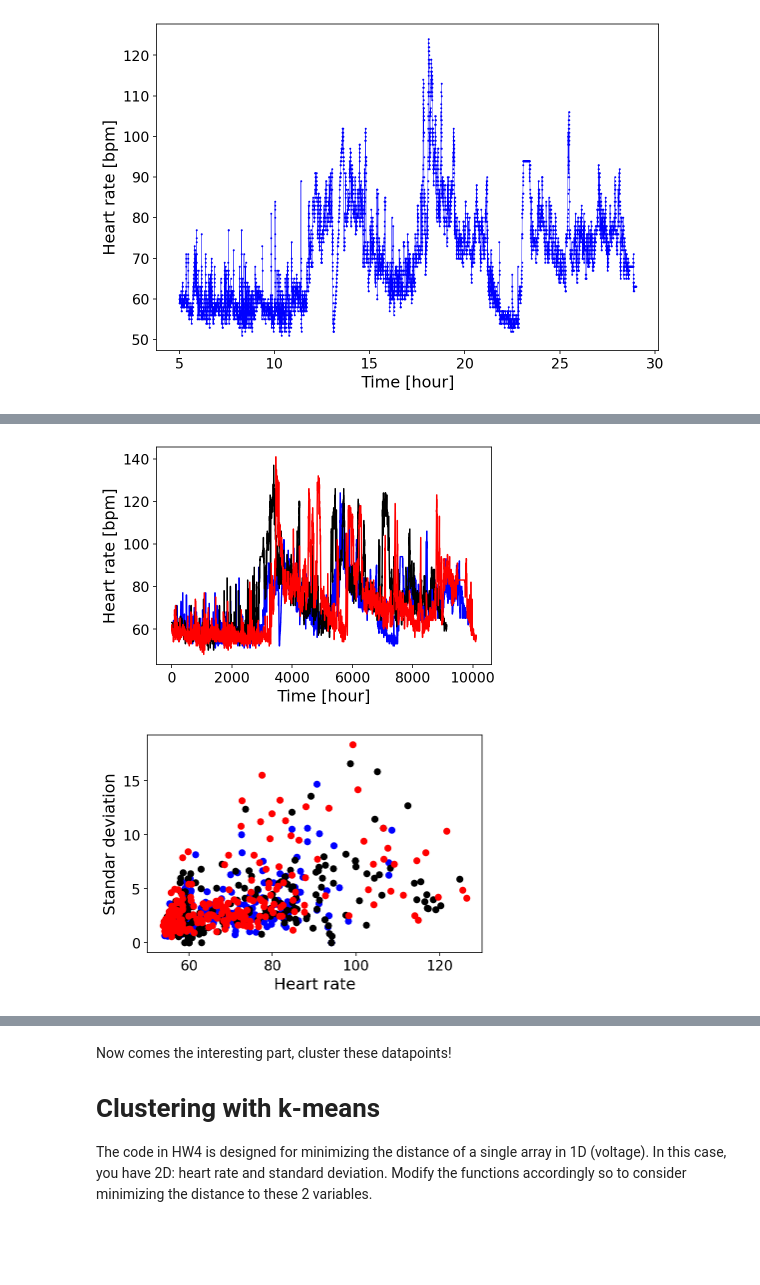
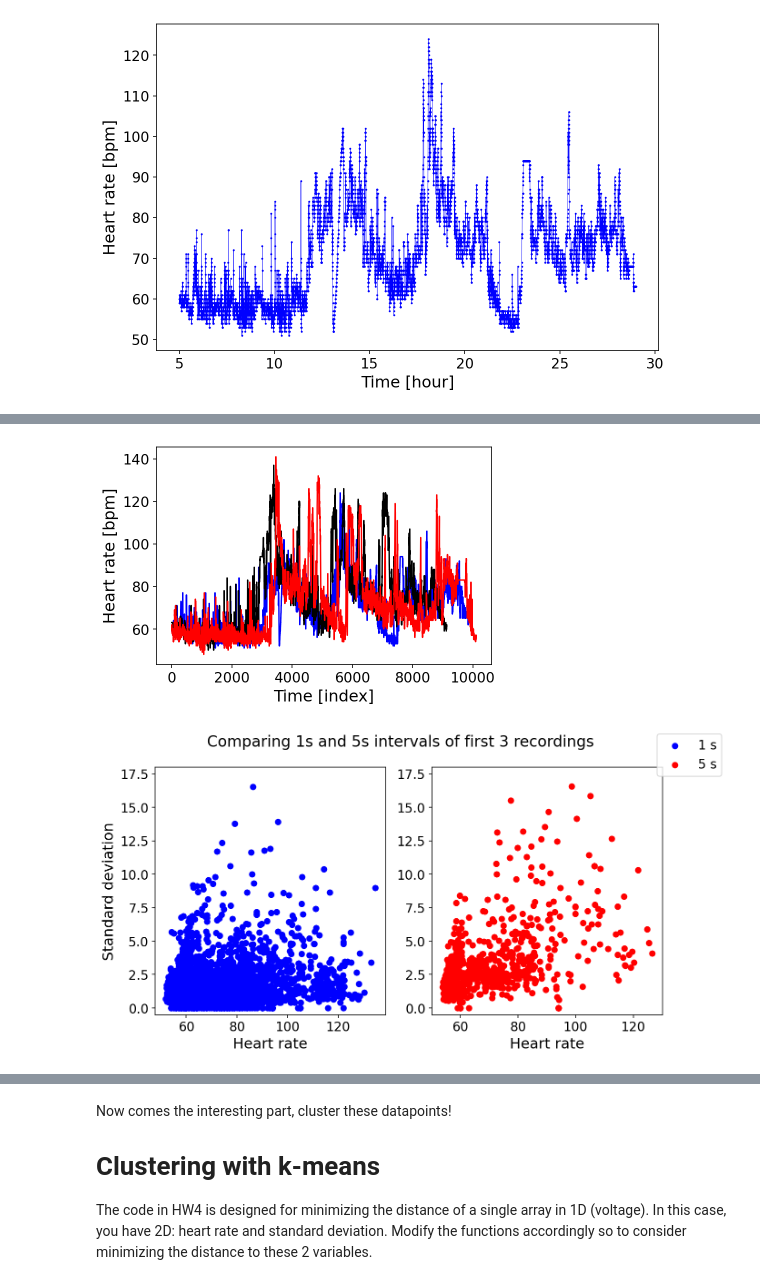
Before and after one commit to DanidelRio/Heart, a Jupyter notebook: json_analysis.ipynb, the cells around one changed output, grey strips where cells are left out. Drawn from its saved outputs; the diff is of its cells as text; code cells hidden in the pictures; blank space fills up the shorter version.

```diff
--- a/json_analysis.ipynb
+++ b/json_analysis.ipynb
@@ -376,17 +350,29 @@ plt.show()
 plt.plot(recordings[0].heart_rate, c="b")
 plt.plot(recordings[1].heart_rate, c="k")
 plt.plot(recordings[2].heart_rate, c="r")
-plt.xlabel("Time [hour]")
+plt.xlabel("Time [index]")
 plt.ylabel("Heart rate [bpm]")
 plt.show()
 # %% [output]
-[figure, old version]
+[figure, new version]
-# %%
-plt.scatter(recordings[0].means, recordings[0].stdevs, c = "b")
-plt.scatter(recordings[1].means, recordings[1].stdevs, c="k")
-plt.scatter(recordings[2].means, recordings[2].stdevs, c="r")
-plt.xlabel("Heart rate")
-plt.ylabel("Standar deviation") # Heart rate variability
-plt.show()
-# %% [output]
-[figure, removed]
+# %%
+f, axs = plt.subplots(1,2,figsize=(10,5))
+f.suptitle('Comparing 1s and 5s intervals of first 3 recordings')
+
+axs[0].scatter(recordings[0].means_1s, recordings[0].stdevs_1s, c = "b", label = '1 s')
+axs[0].scatter(recordings[1].means_1s, recordings[1].stdevs_1s, c="b")
+axs[0].scatter(recordings[2].means_1s, recordings[2].stdevs_1s, c="b")
+axs[0].set_xlabel("Heart rate")
+axs[0].set_ylabel("Standard deviation") # Heart rate variability
+axs[0].set_ylim([-0.5, 18])
+
+axs[1].scatter(recordings[0].means_5s, recordings[0].stdevs_5s, c = "r", label="5 s")
+axs[1].scatter(recordings[1].means_5s, recordings[1].stdevs_5s, c="r")
+axs[1].scatter(recordings[2].means_5s, recordings[2].stdevs_5s, c="r")
+axs[1].set_xlabel("Heart rate")
+axs[1].set_ylim([-0.5, 18])
+
+f.legend()
+plt.show()
+# %% [output]
+[figure, added]
```
Also changed, not shown: parts of 38 cells of this notebook.
